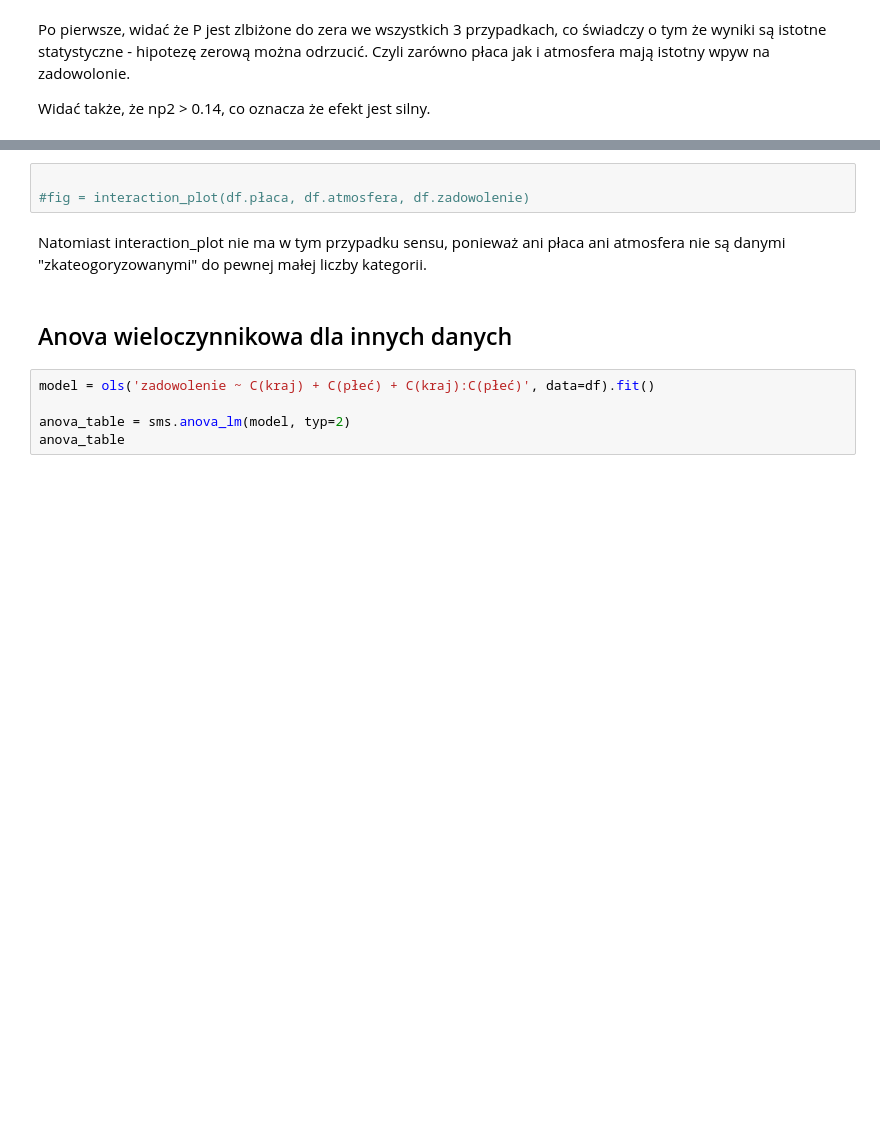
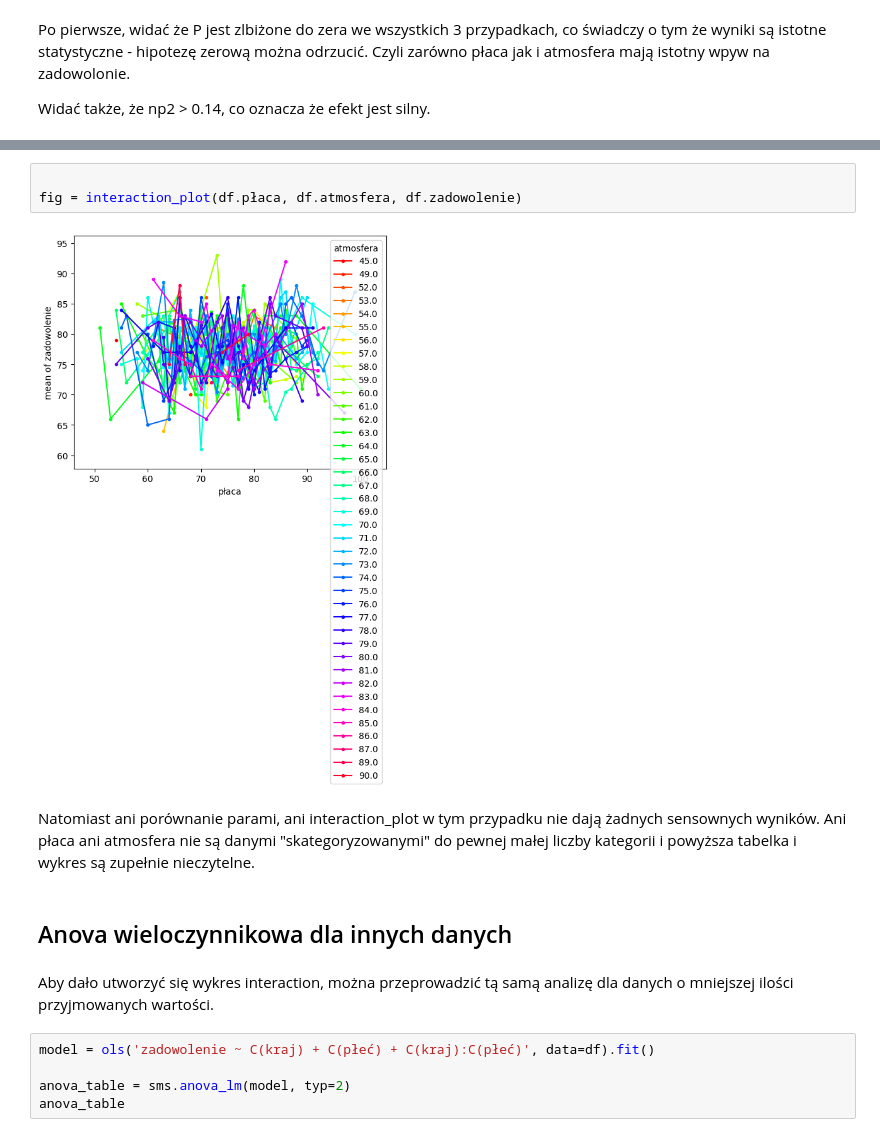
Before and after one commit to eSqadron/statystyka_wielowymiarowa, a Jupyter notebook: Lab4_zadanie.ipynb, the cells around one changed output, grey strips where cells are left out. Saved outputs shown, nothing was run; the diff lists cells and outputs as text; blank space fills up the shorter version.

```diff
--- a/Lab4_zadanie.ipynb
+++ b/Lab4_zadanie.ipynb
@@ -642,11 +659,15 @@ Widać także, że np2 > 0.14, co oznacza że efekt jest silny.
 # %%
 
-#fig = interaction_plot(df.płaca, df.atmosfera, df.zadowolenie)
+fig = interaction_plot(df.płaca, df.atmosfera, df.zadowolenie)
+# %% [output]
+[figure, added]
 # %% [markdown]
 
-Natomiast interaction_plot nie ma w tym przypadku sensu, ponieważ ani płaca ani atmosfera nie są danymi "zkateogoryzowanymi" do pewnej małej liczby kategorii.
+Natomiast ani porównanie parami, ani interaction_plot w tym przypadku nie dają żadnych sensownych wyników. Ani płaca ani atmosfera nie są danymi "skategoryzowanymi" do pewnej małej liczby kategorii i powyższa tabelka i wykres są zupełnie nieczytelne.
 # %% [markdown]
 ## Anova wieloczynnikowa dla innych danych
+# %% [markdown]
+Aby dało utworzyć się wykres interaction, można przeprowadzić tą samą analizę dla danych o mniejszej ilości przyjmowanych wartości.
 # %%
 model = ols('zadowolenie ~ C(kraj) + C(płeć) + C(kraj):C(płeć)', data=df).fit()
 
```
Also changed, not shown: parts of 7 cells of this notebook.
